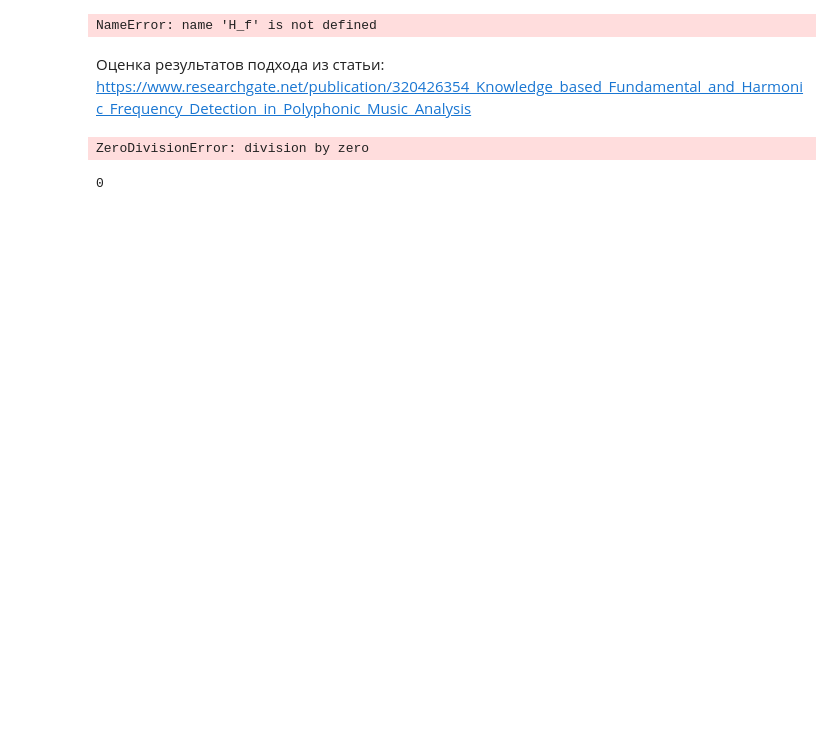
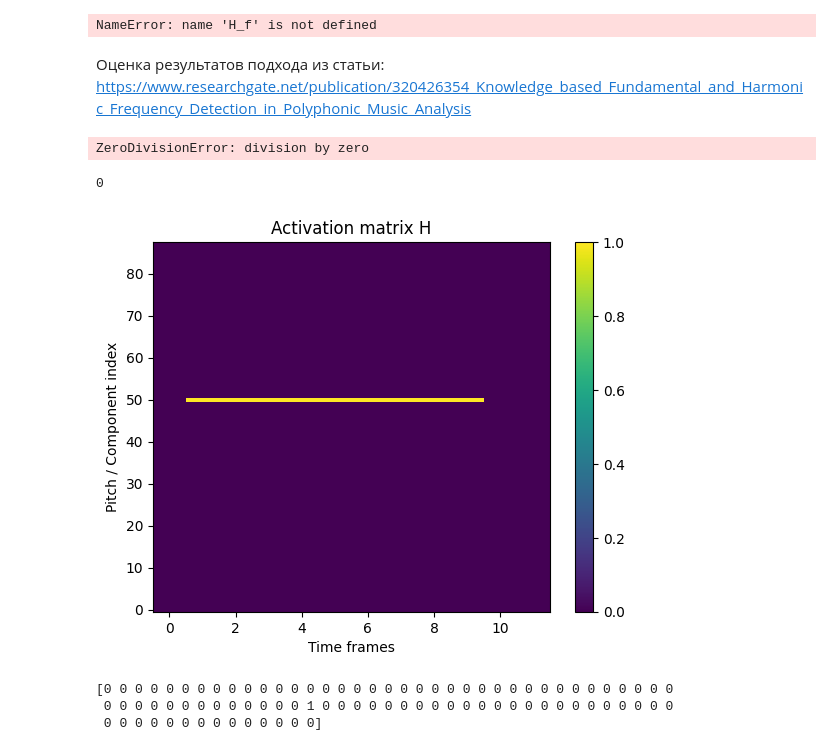
Before and after one commit to bierml/NMFforAMT, a Jupyter notebook: Experimental/Music_Transcribing[NMF].ipynb, the cells around one changed output. Saved outputs shown, nothing was run; the diff lists cells and outputs as text; code cells hidden in the pictures; blank space fills up the shorter version.

```diff
--- a/Experimental/Music_Transcribing[NMF].ipynb
+++ b/Experimental/Music_Transcribing[NMF].ipynb
@@ -1128,3 +1173,21 @@ ZeroDivisionError: division by zero
 print(TP)
 # %% [output]
 0
+# %%
+import matplotlib.pyplot as plt
+plt.figure()
+#plt.imshow(H_v, aspect='auto', origin='lower')
+plt.imshow(B[:,138:150], aspect='auto', origin='lower')
+plt.colorbar()
+plt.title("Activation matrix H")
+plt.xlabel("Time frames")
+plt.ylabel("Pitch / Component index")
+plt.show()
+# %% [output]
+[figure, added]
+# %%
+print(B[:,139])
+# %% [output]
+[0 0 0 0 0 0 0 0 0 0 0 0 0 0 0 0 0 0 0 0 0 0 0 0 0 0 0 0 0 0 0 0 0 0 0 0 0
+ 0 0 0 0 0 0 0 0 0 0 0 0 0 1 0 0 0 0 0 0 0 0 0 0 0 0 0 0 0 0 0 0 0 0 0 0 0
+ 0 0 0 0 0 0 0 0 0 0 0 0 0 0]
```
Also changed, not shown: parts of 7 cells of this notebook, 1 other file.
